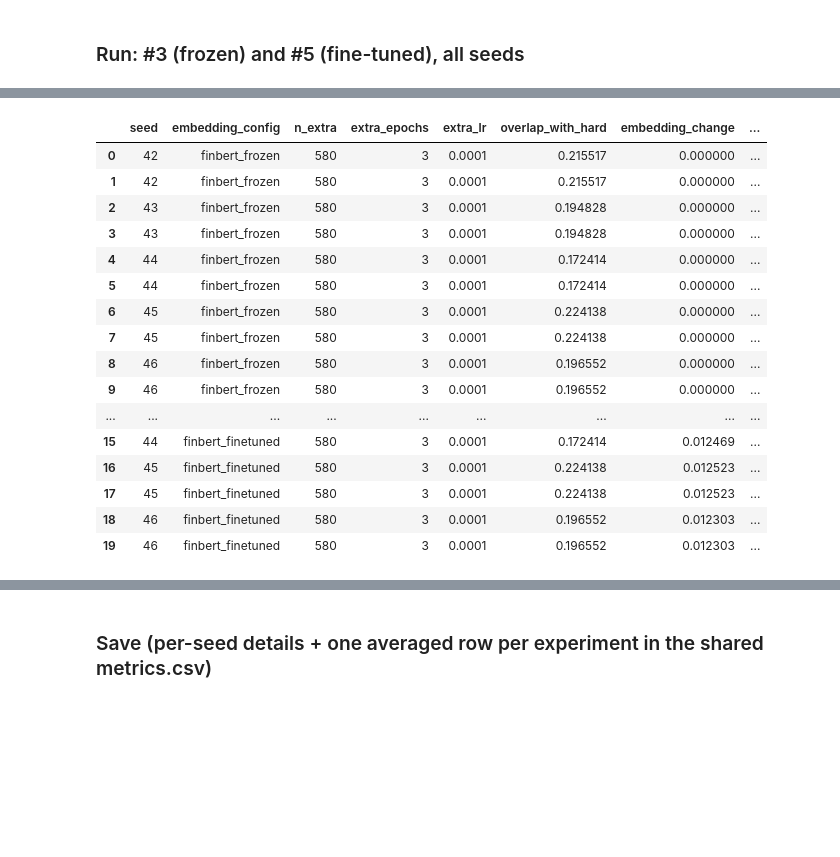
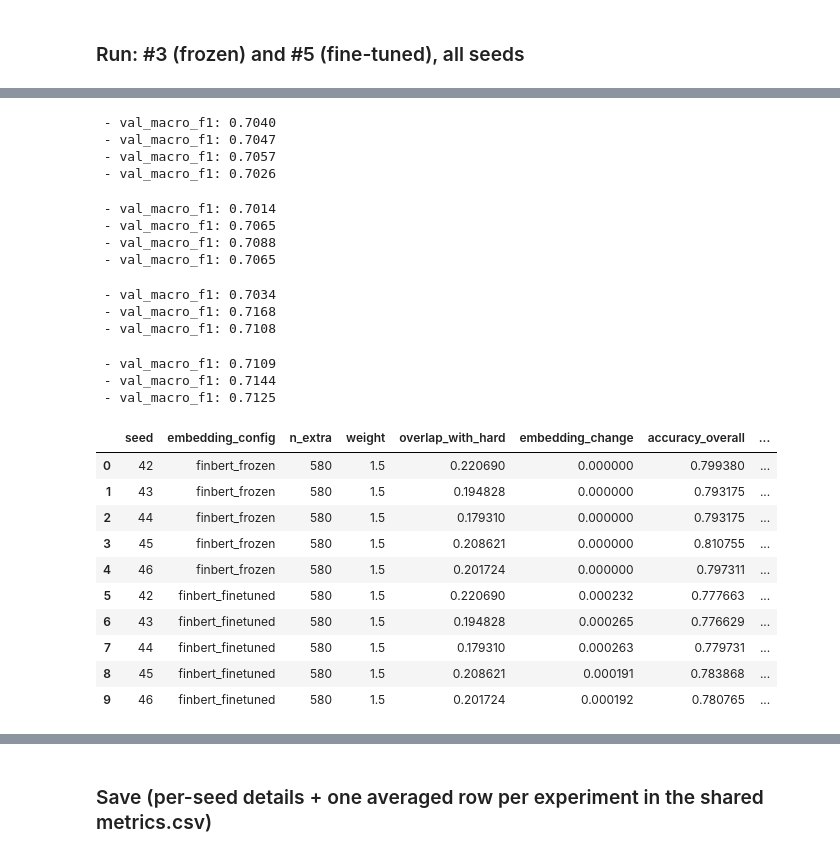
Before and after one commit to sinuhajii02/nlp-financial-phrasebank, a Jupyter notebook: notebook/exp3_exp5_random_control.ipynb, the cells around one changed output, grey strips where cells are left out. Saved outputs shown, nothing was run; the diff lists cells and outputs as text; code cells hidden in the pictures; blank space fills up the shorter version.

```diff
--- a/notebook/exp3_exp5_random_control.ipynb
+++ b/notebook/exp3_exp5_random_control.ipynb
@@ -38,0 +40,9 @@ print(data["X_train"].shape, data["X_val"].shape, data["vocab_size"])
+# %%
+train_df = pd.read_csv("../data/train.csv")
+val_df = pd.read_csv("../data/val.csv")
+y_train = encode_labels(train_df.label)
+y_val = encode_labels(val_df.label)
+
+X_train, X_val, embedding_matrix = load_finbert_inputs(train_df, val_df)
+data = {"X_train": X_train, "y_train": y_train, "X_val": X_val, "y_val": y_val}
+print(X_train.shape, X_val.shape, embedding_matrix.shape)
@@ -55,8 +71,0 @@ val hard: 194 / 967   |   train hard (= random subset size): 580 / 2901
-# %%
-if USE_DUMMY_EMBEDDINGS:
-    embedding_matrix = make_dummy_embedding_matrix(data["vocab_size"])
-else:
-    embedding_matrix, stats = build_finbert_embedding_matrix(
-        data["tok"].word_index, cache_path="../models/finbert_embedding_matrix.npz")
-    print(stats)  # how many words are a single FinBERT word piece vs split into several
-print(embedding_matrix.shape)
@@ -64,0 +72,13 @@ print(embedding_matrix.shape)
+# %%
+baseline_frozen = train_baseline(embedding_matrix, X_train, y_train, X_val, y_val, trainable=False)
+
+oof = finbert_cnn.oof_probabilities(embedding_matrix, X_train, y_train)
+val_probs = baseline_frozen.predict(X_val, batch_size=32, verbose=0)
+sel = select_hard(oof, val_probs, [HARD_PERCENTILE])[HARD_PERCENTILE]
+hard_train_idx, val_hard_idx = sel["train_indices"], sel["val_indices"]
+print(f"train hard (= random subset size): {len(hard_train_idx)} / {len(y_train)}   |   val hard: {len(val_hard_idx)} / {len(y_val)}")
+
+for split, idx in [("train", hard_train_idx), ("val", val_hard_idx)]:
+    exp7 = pd.read_csv(f"../results/hard_samples/exp7_{split}_hard.csv")
+    same = np.array_equal(np.flatnonzero(exp7[f"is_hard_p{HARD_PERCENTILE}"]), idx)
+    print(f"{split} hard set identical to experiment 7: {same}")
@@ -64,0 +105,3 @@ print(embedding_matrix.shape)
+# %%
+keras.utils.set_random_seed(BASELINE_SEED)
+baseline_finetuned = train_baseline(embedding_matrix, X_train, y_train, X_val, y_val, trainable=True)
@@ -66,10 +127,9 @@ print(embedding_matrix.shape)
 ### Run: #3 (frozen) and #5 (fine-tuned), all seeds
 # %%
 rows = []
-for trainable in [False, True]:   # False = #3, True = #5
+for trainable, baseline in [(False, baseline_frozen), (True, baseline_finetuned)]:   # False = #3, True = #5
     for seed in tqdm(SEEDS, desc=embedding_name(trainable)):
-        rows += run_random_control(data, embedding_matrix, trainable, seed,
-                                   hard_train_idx, val_hard_idx, EXTRA_EPOCHS, EXTRA_LR)
+        rows.append(run_random_control(baseline, data, trainable, seed, hard_train_idx, val_hard_idx))
 seed_df = pd.DataFrame(rows)
 seed_df
 # %% [output]
@@ -77,17 +153,25 @@ WARNING:tensorflow:TensorFlow GPU support is not available on native Windows for
+ - val_macro_f1: 0.7040
+ - val_macro_f1: 0.7047
+ - val_macro_f1: 0.7057
+ - val_macro_f1: 0.7026
+ - val_macro_f1: 0.7014
+ - val_macro_f1: 0.7065
+ - val_macro_f1: 0.7088
+ - val_macro_f1: 0.7065
+ - val_macro_f1: 0.7034
+ - val_macro_f1: 0.7168
+ - val_macro_f1: 0.7108
+ - val_macro_f1: 0.7109
+ - val_macro_f1: 0.7144
+ - val_macro_f1: 0.7125
-|  | seed | embedding_config | n_extra | extra_epochs | extra_lr | overlap_with_hard | embedding_change | ... |
-| 0 | 42 | finbert_frozen | 580 | 3 | 0.0001 | 0.215517 | 0.000000 | ... |
-| 1 | 42 | finbert_frozen | 580 | 3 | 0.0001 | 0.215517 | 0.000000 | ... |
-| 2 | 43 | finbert_frozen | 580 | 3 | 0.0001 | 0.194828 | 0.000000 | ... |
-| 3 | 43 | finbert_frozen | 580 | 3 | 0.0001 | 0.194828 | 0.000000 | ... |
-| 4 | 44 | finbert_frozen | 580 | 3 | 0.0001 | 0.172414 | 0.000000 | ... |
-| 5 | 44 | finbert_frozen | 580 | 3 | 0.0001 | 0.172414 | 0.000000 | ... |
-| 6 | 45 | finbert_frozen | 580 | 3 | 0.0001 | 0.224138 | 0.000000 | ... |
-| 7 | 45 | finbert_frozen | 580 | 3 | 0.0001 | 0.224138 | 0.000000 | ... |
-| 8 | 46 | finbert_frozen | 580 | 3 | 0.0001 | 0.196552 | 0.000000 | ... |
-| 9 | 46 | finbert_frozen | 580 | 3 | 0.0001 | 0.196552 | 0.000000 | ... |
-| ... | ... | ... | ... | ... | ... | ... | ... | ... |
-| 15 | 44 | finbert_finetuned | 580 | 3 | 0.0001 | 0.172414 | 0.012469 | ... |
-| 16 | 45 | finbert_finetuned | 580 | 3 | 0.0001 | 0.224138 | 0.012523 | ... |
-| 17 | 45 | finbert_finetuned | 580 | 3 | 0.0001 | 0.224138 | 0.012523 | ... |
-| 18 | 46 | finbert_finetuned | 580 | 3 | 0.0001 | 0.196552 | 0.012303 | ... |
-| 19 | 46 | finbert_finetuned | 580 | 3 | 0.0001 | 0.196552 | 0.012303 | ... |
+|  | seed | embedding_config | n_extra | weight | overlap_with_hard | embedding_change | accuracy_overall | ... |
+| 0 | 42 | finbert_frozen | 580 | 1.5 | 0.220690 | 0.000000 | 0.799380 | ... |
+| 1 | 43 | finbert_frozen | 580 | 1.5 | 0.194828 | 0.000000 | 0.793175 | ... |
+| 2 | 44 | finbert_frozen | 580 | 1.5 | 0.179310 | 0.000000 | 0.793175 | ... |
+| 3 | 45 | finbert_frozen | 580 | 1.5 | 0.208621 | 0.000000 | 0.810755 | ... |
+| 4 | 46 | finbert_frozen | 580 | 1.5 | 0.201724 | 0.000000 | 0.797311 | ... |
+| 5 | 42 | finbert_finetuned | 580 | 1.5 | 0.220690 | 0.000232 | 0.777663 | ... |
+| 6 | 43 | finbert_finetuned | 580 | 1.5 | 0.194828 | 0.000265 | 0.776629 | ... |
+| 7 | 44 | finbert_finetuned | 580 | 1.5 | 0.179310 | 0.000263 | 0.779731 | ... |
+| 8 | 45 | finbert_finetuned | 580 | 1.5 | 0.208621 | 0.000191 | 0.783868 | ... |
+| 9 | 46 | finbert_finetuned | 580 | 1.5 | 0.201724 | 0.000192 | 0.780765 | ... |
```
Also changed, not shown: parts of 20 cells of this notebook, 6 other files.
